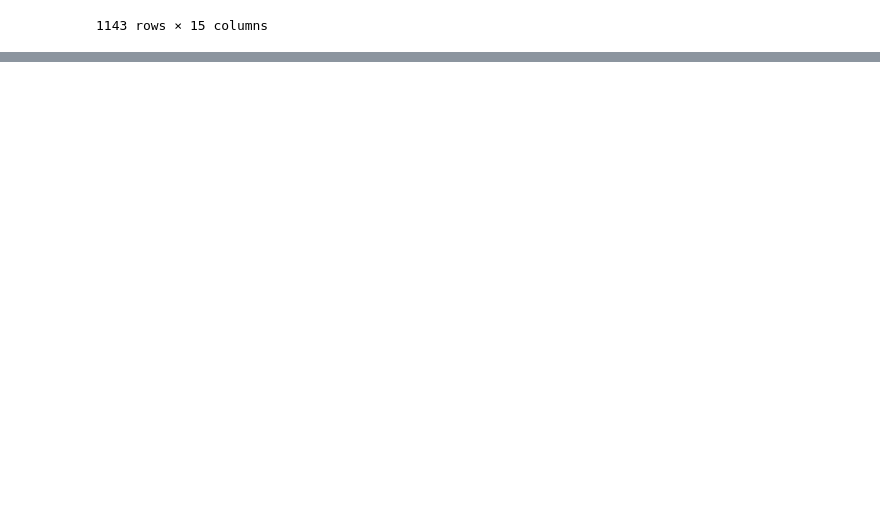
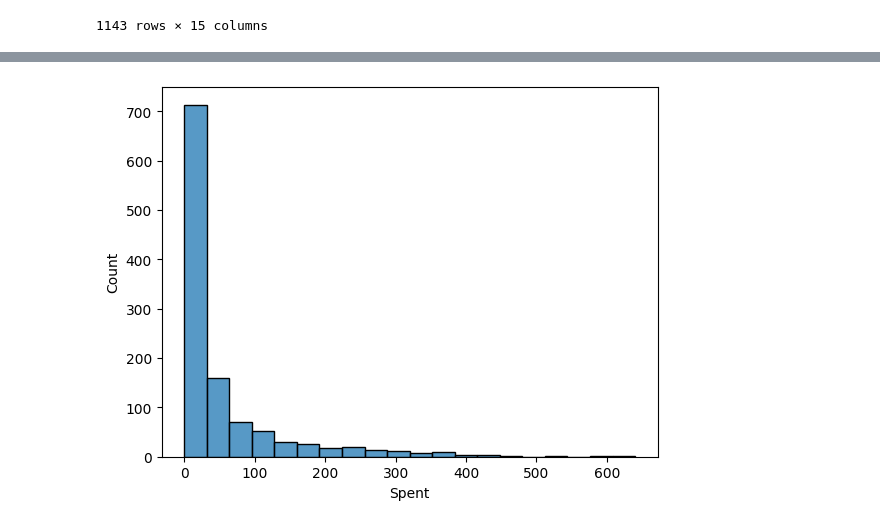
Before and after one commit to Suraj520/data-science, a Jupyter notebook: 03-case-studies/06-conversion-rate-marketing-campaigns/notebook.ipynb, the cells around one changed output, grey strips where cells are left out. Drawn from its saved outputs; the diff is of its cells as text; code cells hidden in the pictures; blank space fills up the shorter version.

```diff
--- a/03-case-studies/06-conversion-rate-marketing-campaigns/notebook.ipynb
+++ b/03-case-studies/06-conversion-rate-marketing-campaigns/notebook.ipynb
@@ -160,0 +174,5 @@ df
+# %%
+sns.histplot(data=df_original, x="Spent", bins=20)
+plt.show()
+# %% [output]
+[figure, added]
```
Also changed, not shown: parts of 9 cells of this notebook.
